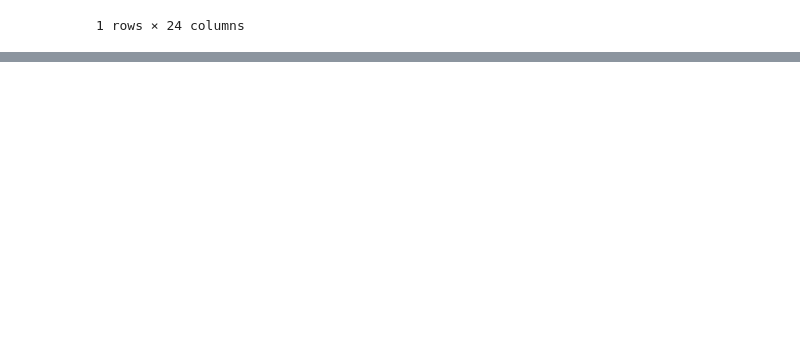
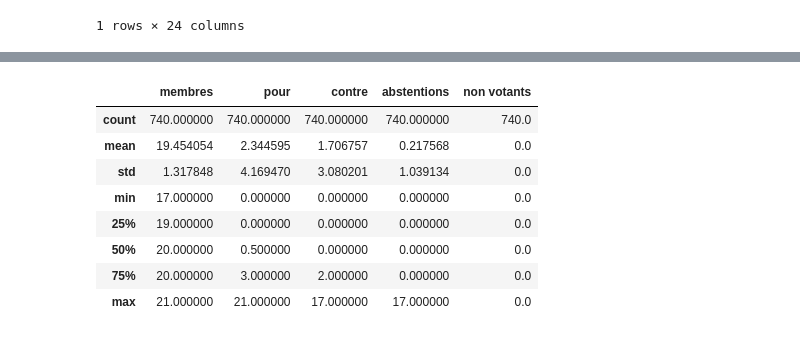
Before and after one commit to max-lutz/national-assembly, a Jupyter notebook: Data exploratory phase - votes.ipynb, the cells around one changed output, grey strips where cells are left out. Saved outputs shown, nothing was run; the diff lists cells and outputs as text; code cells hidden in the pictures; blank space fills up the shorter version.

Commit message:
vote stats

```diff
--- a/Data exploratory phase - votes.ipynb
+++ b/Data exploratory phase - votes.ipynb
@@ -41,0 +48,9 @@ print(len(data['scrutin']['ventilationVotes']['organe']['groupes']['groupe']))
+# %%
+votes = data['scrutin']['ventilationVotes']['organe']['groupes']['groupe']
+for i in range(len(votes)):
+    print(votes[i]['organeRef'])
+    print(votes[i]['nombreMembresGroupe'])
+    print(votes[i]['vote']['decompteVoix']['pour'])
+    print(votes[i]['vote']['decompteVoix']['contre'])
+    print(votes[i]['vote']['decompteVoix']['abstentions'])
+    print(votes[i]['vote']['decompteVoix']['nonVotants'])
@@ -68,5 +101,3 @@ for path, subdirs, files in os.walk(notebook_path + '\json'):
                 #print(data['scrutin']['syntheseVote']['decompte']['contre'])
                 #print(data['scrutin']['syntheseVote']['decompte']['abstentions'])
                 #print(data['scrutin']['syntheseVote']['decompte']['nonVotantsVolontaires'])
-                for i in range(len(data['scrutin']['ventilationVotes']['organe']['groupes']['groupe'])):
-                    print()
@@ -91,7 +104,9 @@ for path, subdirs, files in os.walk(notebook_path + '\json'):
 # %%
 column_names = ["code", "date", "type", "titre", "demandeur", "nb votants", "requis", "non votants", "pour", "contre", "abstentions", "non votants volontaires"]
 df_vote = pd.DataFrame(columns = column_names)
+df_vote2 = pd.DataFrame(columns = ["scrutin", "organe", "membres", "pour", "contre", "abstentions", "non votants"])
 row_index = 0
+row_index2 = 0
 for path, subdirs, files in os.walk(notebook_path + '\json'):
     for name in files:
         #print(os.path.join(path, name))
@@ -111,7 +126,22 @@ for path, subdirs, files in os.walk(notebook_path + '\json'):
                 l.append(data['scrutin']['syntheseVote']['decompte']['abstentions'])
                 l.append(data['scrutin']['syntheseVote']['decompte']['nonVotantsVolontaires'])
                 df_vote.loc[row_index] = l
-                print(row_index)
+                #print(row_index)
                 row_index = row_index + 1
+
+                votes = data['scrutin']['ventilationVotes']['organe']['groupes']['groupe']
+                for i in range(len(votes)):
+                    row = []
+                    row.append(data['scrutin']['uid'])
+                    row.append(votes[i]['organeRef'])
+                    row.append(votes[i]['nombreMembresGroupe'])
+                    row.append(votes[i]['vote']['decompteVoix']['pour'])
+                    row.append(votes[i]['vote']['decompteVoix']['contre'])
+                    row.append(votes[i]['vote']['decompteVoix']['abstentions'])
+                    row.append(votes[i]['vote']['decompteVoix']['nonVotants'])
+                    print(row)
+                    df_vote2.loc[row_index2] = row
+                    row_index2 = row_index2 + 1
+
 df_vote.info()
 # %% [output]
@@ -261,3 +291,6 @@ df_vote[df_vote['titre'].str.contains('Gaillot')]
 |  | code | date | type | titre | demandeur | nb votants | requis | non votants | pour | contre | ... |
 | 2753 | VTANR5L15V3477 | 2021-03-15 | scrutin public ordinaire | l'amendement n° 34 de Mme Gaillot... | Présidente du groupe "Socialistes... | 79 | 39 | 2 | 16 | 61 | ... |
 1 rows × 24 columns
+# %%
+df_vote2[["membres", "pour", "contre", "abstentions", "non votants"]] = df_vote2[["membres", "pour", "contre", "abstentions", "non votants"]].apply(pd.to_numeric)
+df_vote2.info()
@@ -263,0 +339,13 @@ df_vote[df_vote['titre'].str.contains('Gaillot')]
+# %%
+df = df_vote2.loc[df_vote2['organe'] == 'PO771923']
+df.describe()
+# %% [output]
+|  | membres | pour | contre | abstentions | non votants |
+| count | 740.000000 | 740.000000 | 740.000000 | 740.000000 | 740.0 |
+| mean | 19.454054 | 2.344595 | 1.706757 | 0.217568 | 0.0 |
+| std | 1.317848 | 4.169470 | 3.080201 | 1.039134 | 0.0 |
+| min | 17.000000 | 0.000000 | 0.000000 | 0.000000 | 0.0 |
+| 25% | 19.000000 | 0.000000 | 0.000000 | 0.000000 | 0.0 |
+| 50% | 20.000000 | 0.500000 | 0.000000 | 0.000000 | 0.0 |
+| 75% | 20.000000 | 3.000000 | 2.000000 | 0.000000 | 0.0 |
+| max | 21.000000 | 21.000000 | 17.000000 | 17.000000 | 0.0 |
```
Also changed, not shown: parts of 8 cells of this notebook, 1 other file.
